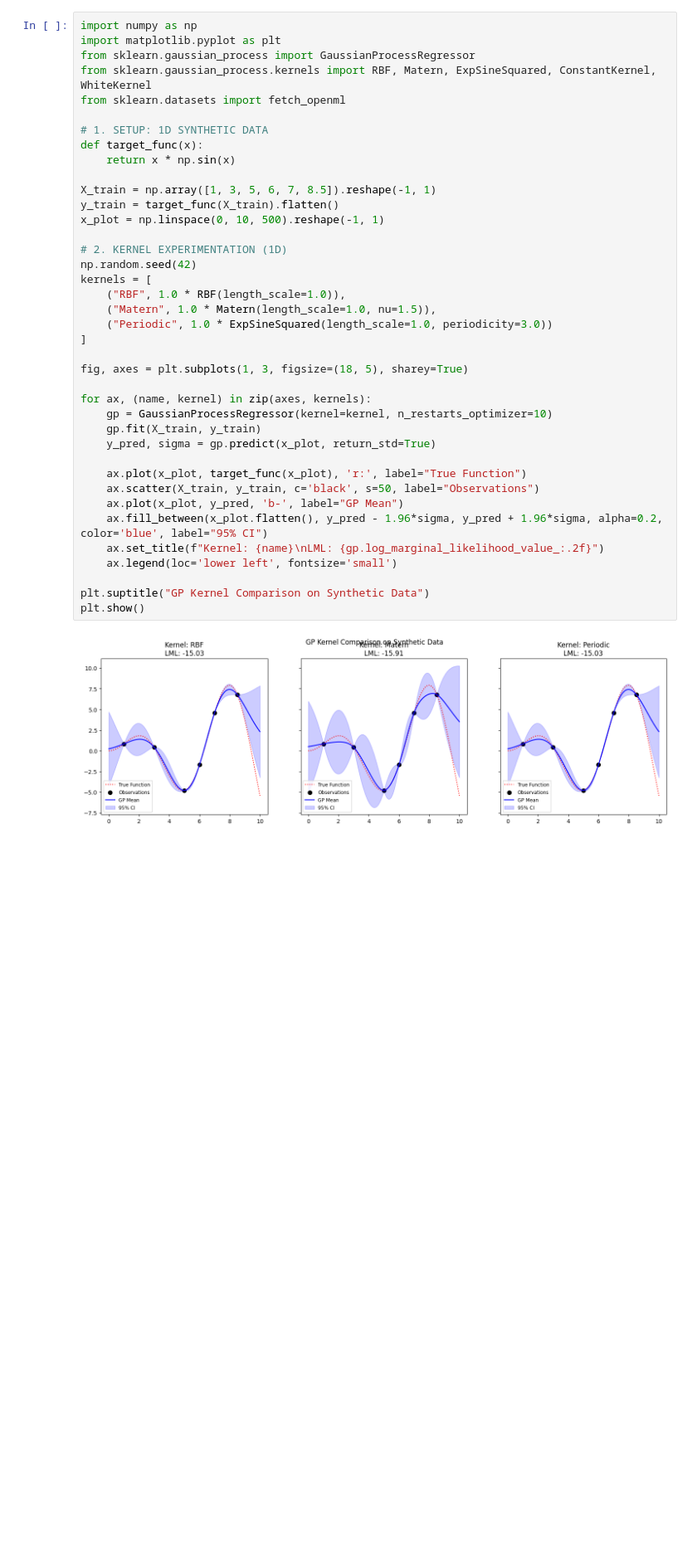
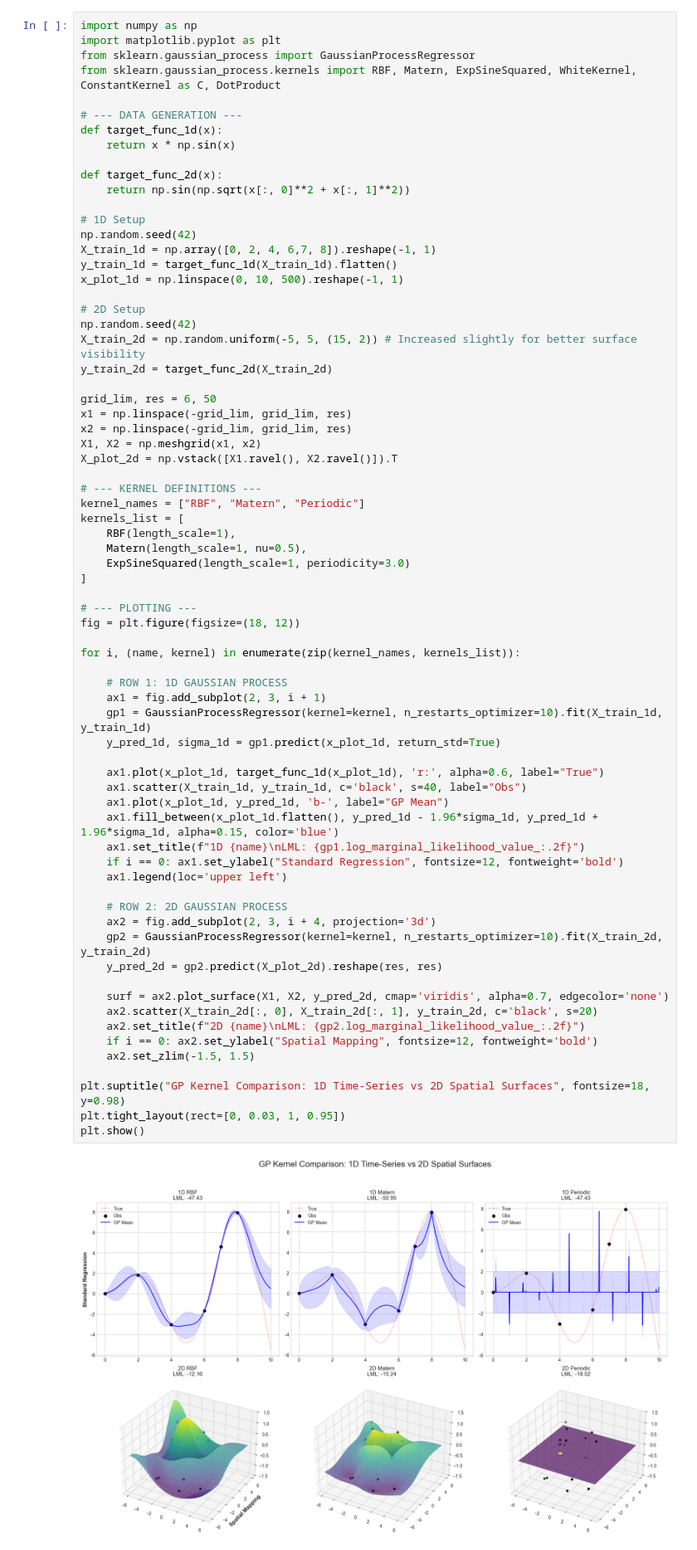
Before and after one commit to definitelynotbercik/ml_as3, a Jupyter notebook: main.ipynb, the cells around one changed output. Shown at 83% size. Saved outputs shown, nothing was run; the diff lists cells and outputs as text; blank space fills up the shorter version.

```diff
--- a/main.ipynb
+++ b/main.ipynb
@@ -121,41 +208,72 @@ Weights[1]    2659.0    1.0
 # %%
 import numpy as np
 import matplotlib.pyplot as plt
 from sklearn.gaussian_process import GaussianProcessRegressor
-from sklearn.gaussian_process.kernels import RBF, Matern, ExpSineSquared, ConstantKernel, WhiteKernel
-from sklearn.datasets import fetch_openml
+from sklearn.gaussian_process.kernels import RBF, Matern, ExpSineSquared, WhiteKernel, ConstantKernel as C, DotProduct
 
-# 1. SETUP: 1D SYNTHETIC DATA
-def target_func(x):
+# --- DATA GENERATION ---
+def target_func_1d(x):
     return x * np.sin(x)
 
-X_train = np.array([1, 3, 5, 6, 7, 8.5]).reshape(-1, 1)
-y_train = target_func(X_train).flatten()
-x_plot = np.linspace(0, 10, 500).reshape(-1, 1)
+def target_func_2d(x):
+    return np.sin(np.sqrt(x[:, 0]**2 + x[:, 1]**2))
 
-# 2. KERNEL EXPERIMENTATION (1D)
+# 1D Setup
 np.random.seed(42)
-kernels = [
-    ("RBF", 1.0 * RBF(length_scale=1.0)),
-    ("Matern", 1.0 * Matern(length_scale=1.0, nu=1.5)),
-    ("Periodic", 1.0 * ExpSineSquared(length_scale=1.0, periodicity=3.0))
+X_train_1d = np.array([0, 2, 4, 6,7, 8]).reshape(-1, 1)
+y_train_1d = target_func_1d(X_train_1d).flatten()
+x_plot_1d = np.linspace(0, 10, 500).reshape(-1, 1)
+
+# 2D Setup
+np.random.seed(42)
+X_train_2d = np.random.uniform(-5, 5, (15, 2)) # Increased slightly for better surface visibility
+y_train_2d = target_func_2d(X_train_2d)
+
+grid_lim, res = 6, 50
+x1 = np.linspace(-grid_lim, grid_lim, res)
+x2 = np.linspace(-grid_lim, grid_lim, res)
+X1, X2 = np.meshgrid(x1, x2)
+X_plot_2d = np.vstack([X1.ravel(), X2.ravel()]).T
+
+# --- KERNEL DEFINITIONS ---
+kernel_names = ["RBF", "Matern", "Periodic"]
+kernels_list = [
+    RBF(length_scale=1),
+    Matern(length_scale=1, nu=0.5),
+    ExpSineSquared(length_scale=1, periodicity=3.0)
 ]
 
-fig, axes = plt.subplots(1, 3, figsize=(18, 5), sharey=True)
+# --- PLOTTING ---
+fig = plt.figure(figsize=(18, 12))
 
-for ax, (name, kernel) in zip(axes, kernels):
-    gp = GaussianProcessRegressor(kernel=kernel, n_restarts_optimizer=10)
-    gp.fit(X_train, y_train)
-    y_pred, sigma = gp.predict(x_plot, return_std=True)
+for i, (name, kernel) in enumerate(zip(kernel_names, kernels_list)):
 
-    ax.plot(x_plot, target_func(x_plot), 'r:', label="True Function")
-    ax.scatter(X_train, y_train, c='black', s=50, label="Observations")
-    ax.plot(x_plot, y_pred, 'b-', label="GP Mean")
-    ax.fill_between(x_plot.flatten(), y_pred - 1.96*sigma, y_pred + 1.96*sigma, alpha=0.2, color='blue', label="95% CI")
-    ax.set_title(f"Kernel: {name}\nLML: {gp.log_marginal_likelihood_value_:.2f}")
-    ax.legend(loc='lower left', fontsize='small')
+    # ROW 1: 1D GAUSSIAN PROCESS
+    ax1 = fig.add_subplot(2, 3, i + 1)
+    gp1 = GaussianProcessRegressor(kernel=kernel, n_restarts_optimizer=10).fit(X_train_1d, y_train_1d)
+    y_pred_1d, sigma_1d = gp1.predict(x_plot_1d, return_std=True)
 
-plt.suptitle("GP Kernel Comparison on Synthetic Data")
+    ax1.plot(x_plot_1d, target_func_1d(x_plot_1d), 'r:', alpha=0.6, label="True")
+    ax1.scatter(X_train_1d, y_train_1d, c='black', s=40, label="Obs")
+    ax1.plot(x_plot_1d, y_pred_1d, 'b-', label="GP Mean")
+    ax1.fill_between(x_plot_1d.flatten(), y_pred_1d - 1.96*sigma_1d, y_pred_1d + 1.96*sigma_1d, alpha=0.15, color='blue')
+    ax1.set_title(f"1D {name}\nLML: {gp1.log_marginal_likelihood_value_:.2f}")
+    if i == 0: ax1.set_ylabel("Standard Regression", fontsize=12, fontweight='bold')
+    ax1.legend(loc='upper left')
+
+    # ROW 2: 2D GAUSSIAN PROCESS
+    ax2 = fig.add_subplot(2, 3, i + 4, projection='3d')
+    gp2 = GaussianProcessRegressor(kernel=kernel, n_restarts_optimizer=10).fit(X_train_2d, y_train_2d)
+    y_pred_2d = gp2.predict(X_plot_2d).reshape(res, res)
+
+    surf = ax2.plot_surface(X1, X2, y_pred_2d, cmap='viridis', alpha=0.7, edgecolor='none')
+    ax2.scatter(X_train_2d[:, 0], X_train_2d[:, 1], y_train_2d, c='black', s=20)
+    ax2.set_title(f"2D {name}\nLML: {gp2.log_marginal_likelihood_value_:.2f}")
+    if i == 0: ax2.set_ylabel("Spatial Mapping", fontsize=12, fontweight='bold')
+    ax2.set_zlim(-1.5, 1.5)
+
+plt.suptitle("GP Kernel Comparison: 1D Time-Series vs 2D Spatial Surfaces", fontsize=18, y=0.98)
+plt.tight_layout(rect=[0, 0.03, 1, 0.95])
 plt.show()
 # %% [output]
-[figure, old version]
+[figure, new version]
```
Also changed, not shown: parts of 15 cells of this notebook.
